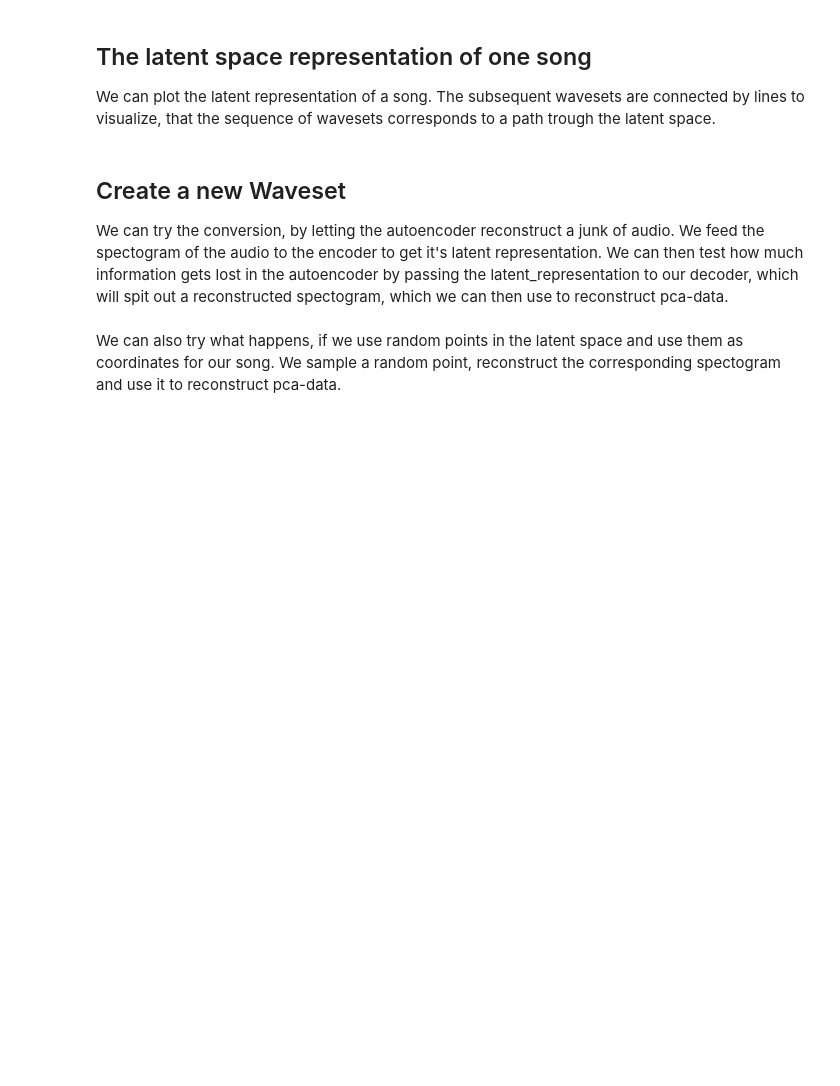
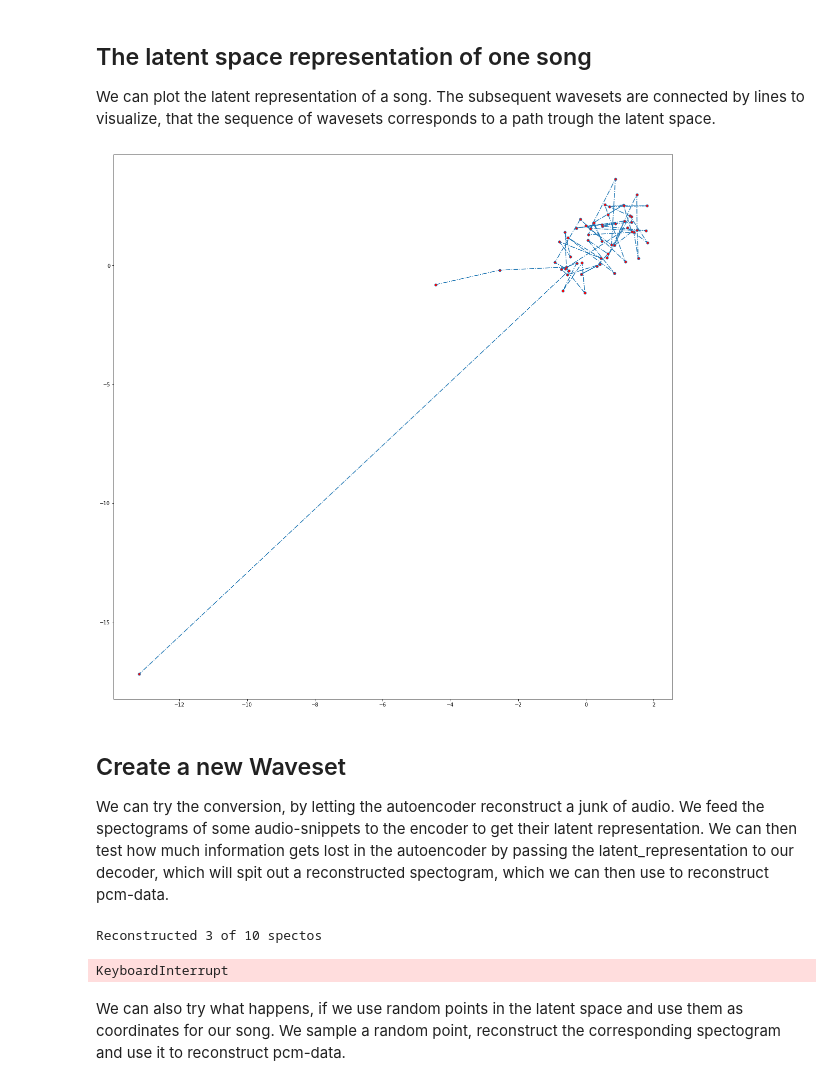
Before and after one commit to doktorbanana/MetaHuman, a Jupyter notebook: 3_Latent Space and Song Orders.ipynb, the cells around one changed output. Drawn from its saved outputs; the diff is of its cells as text; code cells hidden in the pictures; blank space fills up the shorter version.

```diff
--- a/3_Latent Space and Song Orders.ipynb
+++ b/3_Latent Space and Song Orders.ipynb
@@ -61,8 +77,10 @@ plt.show()
 ## Generate Song Orders
 A song is a series of wavesets. This series of wavesets corresponds to a list of coordinates in the latent space. It can be imagined as a movement - or more precisely a sequence of jumps - through the latent space. Later we want to use these sequences as training data for a second network. On their basis the second network will be able to produce new sequences. For this we need to store the series of coordinates for each song. We create a list of 2D arrays: first dimension is the song, and second dimension is the a tuple of coordinates.
 # %%
-num_of_snippets_per_song = np.load("data_and_models\\" + subfolder + "\\SnippetNum500.npy")
+path = os.path.join("data_and_models", subfolder, "SnippetNum" + str(num) + ".npy")
+num_of_snippets_per_song = np.load(path)
 
+# If only a part of the data was used during training, we have to cut the array
 ws_sums = np.cumsum(num_of_snippets_per_song)
 num_of_snippets_per_song = num_of_snippets_per_song[:np.argwhere(ws_sums > x_train.shape[0]).min()]
 
@@ -78,4 +96,3 @@ for i, num_of_snippet in enumerate(num_of_snippets_per_song):
     start_ws += num_of_snippet
 
 song_orders = np.asarray(song_orders, dtype=object)
-song_orders.shape
@@ -82,5 +101,3 @@ song_orders.shape
-# %%
-song_orders = latent_representation[:500].reshape(1,500,32)
 # %% [markdown]
 We save the new list of song_orders on disk for later use:
 # %%
@@ -90,13 +107,15 @@ np.save(save_path,song_orders)
 ## The latent space representation of one song
 We can plot the latent representation of a song. The subsequent wavesets are connected by lines to visualize, that the sequence of wavesets corresponds to a path trough the latent space.
 # %%
-song_num = 0#np.random.randint(0, num_of_snippets_per_song.shape[0])
+song_num = np.random.randint(0, num_of_snippets_per_song.shape[0])
 plt.figure(figsize=(20,20))
 plt.plot(song_orders[song_num][:, 0], song_orders[song_num][:, 1], '-.o', markersize=5, markerfacecolor='red')
 plt.show()
+# %% [output]
+[figure, added]
 # %% [markdown]
 ## Create a new Waveset
-We can try the conversion, by letting the autoencoder reconstruct a junk of audio. We feed the spectogram of the audio to the encoder to get it's latent representation. We can then test how much information gets lost in the autoencoder by passing the latent_representation to our decoder, which will spit out a reconstructed spectogram, which we can then use to reconstruct pca-data.
+We can try the conversion, by letting the autoencoder reconstruct a junk of audio. We feed the spectograms of some audio-snippets to the encoder to get their latent representation. We can then test how much information gets lost in the autoencoder by passing the latent_representation to our decoder, which will spit out a reconstructed spectogram, which we can then use to reconstruct pcm-data.
 # %%
 WIN_LENGTH = 690*2
 HOP_LENGTH = 690
@@ -104,8 +123,11 @@ N_FFT = 690*2
 
 index = np.random.randint(0, x_train.shape[0]) # Choose a random snippet as the start
 # %%
-original_signal, original_spectos = Snippets.reconstructed_spectos_to_pcm(x_train[index:index+20], hop_length=HOP_LENGTH, n_fft=N_FFT, win_length=WIN_LENGTH)
+original_signal, original_spectos = Snippets.reconstructed_spectos_to_pcm(x_train[index:index+10], hop_length=HOP_LENGTH, n_fft=N_FFT, win_length=WIN_LENGTH)
 Snippets.plot_specto(original_spectos, "Original Specto", HOP_LENGTH)
 print("\n This is the original Audio:")
 display(Audio(original_signal,rate=44100))
+# %% [output]
+Reconstructed 3 of 10 spectos
+KeyboardInterrupt
 # %%
@@ -118,4 +140,4 @@ Snippets.plot_specto(recon_specto, "Reconstructed Specto", HOP_LENGTH)
 print("\n This is the reconstructed Audio:")
 display(Audio(recon_signal,rate=44100))
 # %% [markdown]
-We can also try what happens, if we use random points in the latent space and use them as coordinates for our song. We sample a random point, reconstruct the corresponding spectogram and use it to reconstruct pca-data.
+We can also try what happens, if we use random points in the latent space and use them as coordinates for our song. We sample a random point, reconstruct the corresponding spectogram and use it to reconstruct pcm-data.
```
Also changed, not shown: parts of 10 cells of this notebook, 5 other files.
